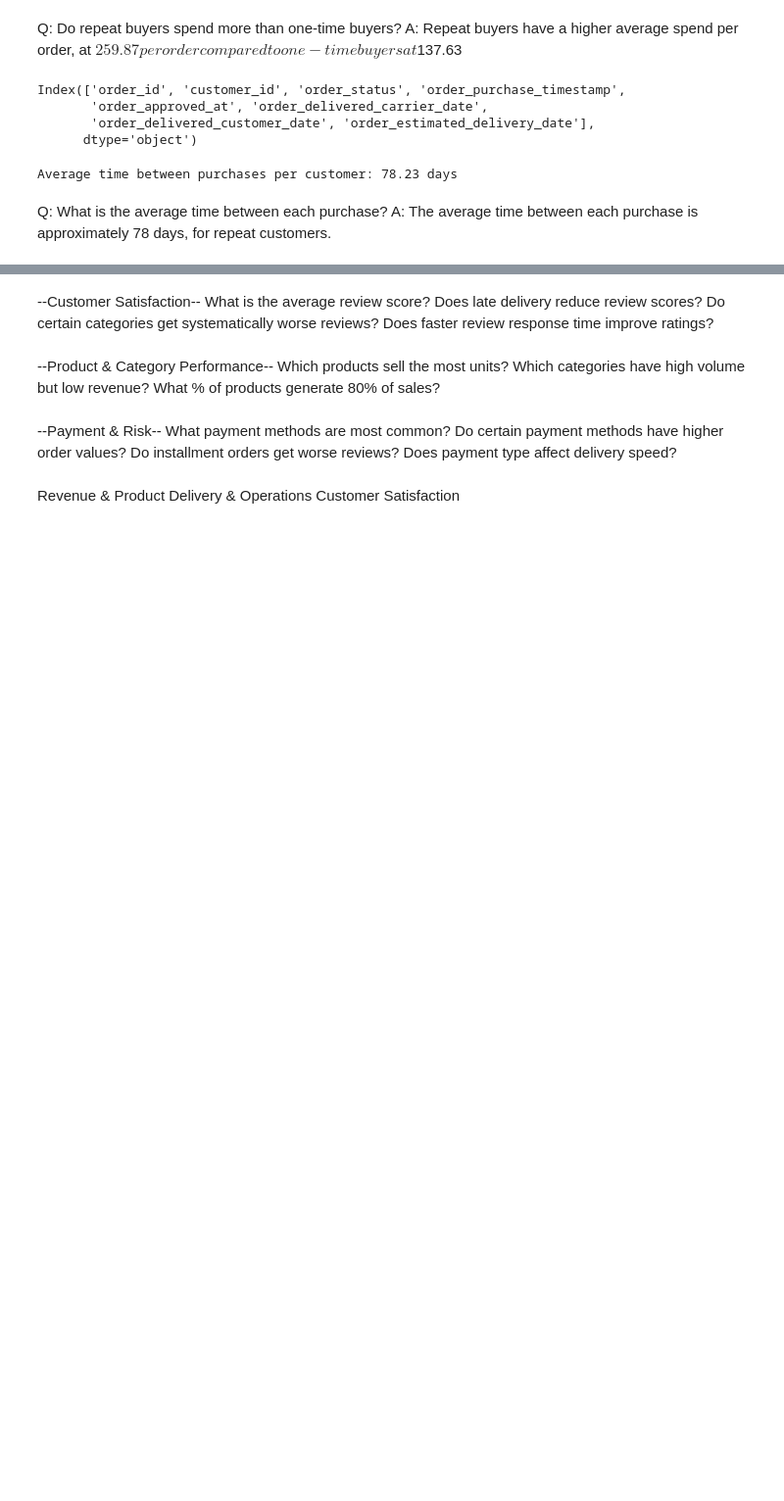
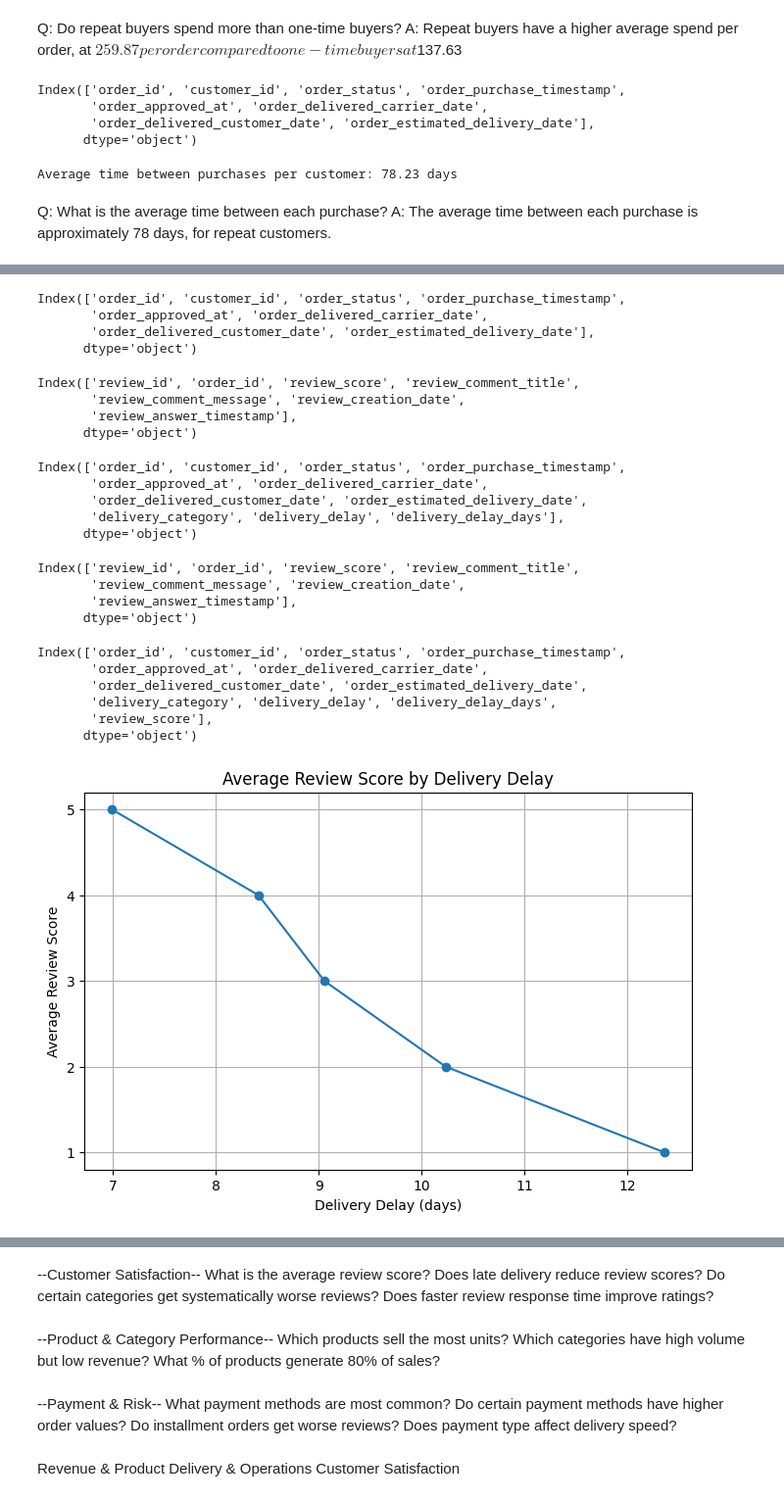
Before and after one commit to Scarl3tx/Ecommerce_Analysis, a Jupyter notebook: notebooks/analysis.ipynb, the cells around one changed output, grey strips where cells are left out. Shown at 98% size. Drawn from its saved outputs; the diff is of its cells as text; code cells hidden in the pictures; blank space fills up the shorter version.

Commit message:
Updated work for Delivery & Operations KPI

```diff
--- a/notebooks/analysis.ipynb
+++ b/notebooks/analysis.ipynb
@@ -559 +702,80 @@ A: The average time between each purchase is approximately 78 days, for repeat c
+# %%
+orders.columns
+# %% [output]
+Index(['order_id', 'customer_id', 'order_status', 'order_purchase_timestamp',
+       'order_approved_at', 'order_delivered_carrier_date',
+       'order_delivered_customer_date', 'order_estimated_delivery_date'],
+      dtype='object')
+# %%
+reviews.columns
+# %% [output]
+Index(['review_id', 'order_id', 'review_score', 'review_comment_title',
+       'review_comment_message', 'review_creation_date',
+       'review_answer_timestamp'],
+      dtype='object')
+# %%
+#Change Orders dataframe to datetime
+order_time = orders.copy()
+order_time['order_purchase_timestamp'] = pd.to_datetime(order_time['order_purchase_timestamp'])
+order_time['order_delivered_customer_date'] = pd.to_datetime(order_time['order_delivered_customer_date'])
+order_time['order_estimated_delivery_date'] = pd.to_datetime(order_time['order_estimated_delivery_date'])
+
+#Filter for Delivered orders and calculate delivery time
+delivered_orders = order_time[order_time['order_status'] == 'delivered'].copy()
+
+#Sort for Late Orders
+delivered_orders['delivery_category'] = 'On time'  # default
+delivered_orders['delivery_delay'] = delivered_orders['order_delivered_customer_date'] - delivered_orders['order_estimated_delivery_date']
+delivered_orders['delivery_delay_days'] = delivered_orders['delivery_delay'].dt.days
+delivered_orders.loc[delivered_orders['delivery_delay_days'] < 0, 'delivery_category'] = 'Early'
+delivered_orders.loc[delivered_orders['delivery_delay_days'] > 0, 'delivery_category'] = 'Late'
+late_orders = delivered_orders[delivered_orders['delivery_category'] == 'Late']
+# %%
+late_orders.columns
+# %% [output]
+Index(['order_id', 'customer_id', 'order_status', 'order_purchase_timestamp',
+       'order_approved_at', 'order_delivered_carrier_date',
+       'order_delivered_customer_date', 'order_estimated_delivery_date',
+       'delivery_category', 'delivery_delay', 'delivery_delay_days'],
+      dtype='object')
+# %%
+reviews.columns
+# %% [output]
+Index(['review_id', 'order_id', 'review_score', 'review_comment_title',
+       'review_comment_message', 'review_creation_date',
+       'review_answer_timestamp'],
+      dtype='object')
+# %%
+order_delay_review = late_orders.merge(
+    reviews[['order_id', 'review_score']],
+    on='order_id',
+    how='left'
+)
+# %%
+order_delay_review.columns
+# %% [output]
+Index(['order_id', 'customer_id', 'order_status', 'order_purchase_timestamp',
+       'order_approved_at', 'order_delivered_carrier_date',
+       'order_delivered_customer_date', 'order_estimated_delivery_date',
+       'delivery_category', 'delivery_delay', 'delivery_delay_days',
+       'review_score'],
+      dtype='object')
+# %%
+order_delay_review_relationship = (
+    order_delay_review.groupby('review_score')['delivery_delay_days']
+    .mean()
+    .reset_index()
+)
+# %%
+import matplotlib.pyplot as plt
+# Plot
+plt.figure(figsize=(8,5))
+plt.plot(order_delay_review_relationship['delivery_delay_days'], order_delay_review_relationship['review_score'], marker='o')
+plt.xlabel('Delivery Delay (days)')
+plt.ylabel('Average Review Score')
+plt.title('Average Review Score by Delivery Delay')
+plt.grid(True)
+plt.show()
+# %% [output]
+[figure, added]
 # %% [markdown]
```
Also changed, not shown: parts of 18 cells of this notebook.
